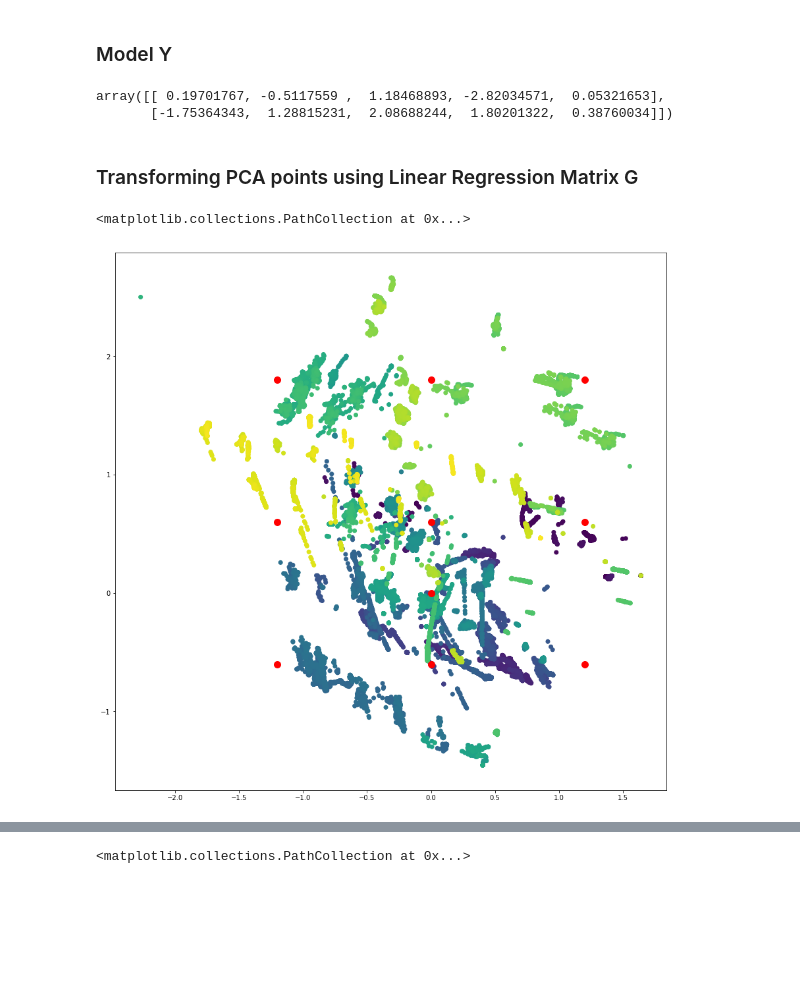
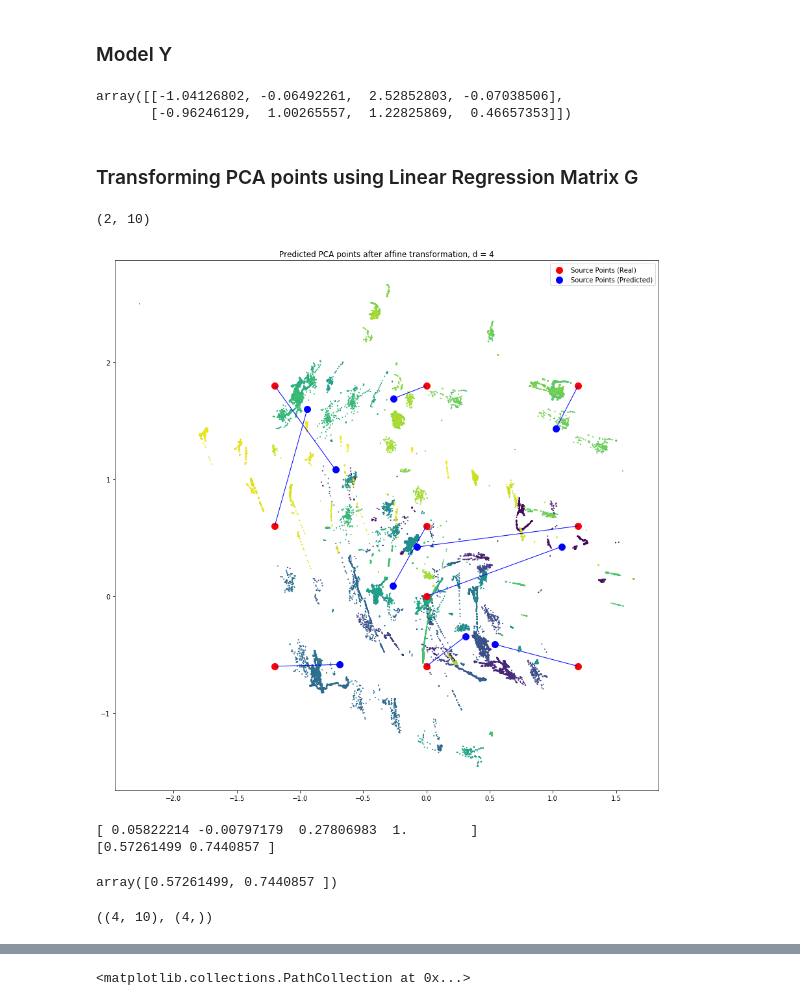
Before and after one commit to ArdelAlegre1/SoundMapping, a Jupyter notebook: Analysis/notebooks/Mapping_PCA_to_Room_code.ipynb, the cells around one changed output, grey strips where cells are left out. Cells and saved outputs as stored; diff of their text form; code cells hidden in the pictures; blank space fills up the shorter version.

```diff
--- a/Analysis/notebooks/Mapping_PCA_to_Room_code.ipynb
+++ b/Analysis/notebooks/Mapping_PCA_to_Room_code.ipynb
@@ -28,7 +28,7 @@ experiment_cdata = get_cdata(experiment_data)
 # %% [markdown]
 ### Let d be the number of PCA coordinates we choose to train our model with
 # %%
-d = 4
+d = 3
 # %%
 """
 projects data to eigen vectors
@@ -236,8 +235,8 @@ G = np.stack((param_x.T, param_y.T))
 G = np.reshape(G, (2, d+1))
 G
 # %% [output]
-array([[ 0.19701767, -0.5117559 ,  1.18468893, -2.82034571,  0.05321653],
-       [-1.75364343,  1.28815231,  2.08688244,  1.80201322,  0.38760034]])
+array([[-1.04126802, -0.06492261,  2.52852803, -0.07038506],
+       [-0.96246129,  1.00265557,  1.22825869,  0.46657353]])
 # %% [markdown]
 ### Transforming PCA points using Linear Regression Matrix G
 # %%
@@ -247,12 +246,40 @@ one_long = np.ones((64665,1))
 to_project_mat = np.hstack((proj_exp_data, one_long))
 to_project_mat_correct_orientation = to_project_mat.T
 projected_mat = G @ to_project_mat_correct_orientation
+# %%
+# model_a_X contains mean points from PCA space
+model_a_X
+# premultiply this with G
+transformed_mean_points = G @ model_a_X.T
+transformed_mean_points.shape
+# %% [output]
+(2, 10)
 # %%
 # plot d = 4
 fig = plt.figure(figsize= (15,15))
 ax = fig.add_subplot(111)
-ax.scatter(projected_mat[0,:], projected_mat[1,:], c = np.arange(64665))
-ax.scatter(R[:,0], R[:,1],s = 100, c = 'r')
+ax.scatter(projected_mat[0,:], projected_mat[1,:], s = 1, c = np.arange(64665))
+ax.scatter(R[:,0], R[:,1],s = 100, c = 'r', label='Source Points (Real)')
+ax.scatter(transformed_mean_points[0,:], transformed_mean_points[1,:], s = 100, c = 'b', label='Source Points (Predicted)')
+for i in range(10):
+    ax.plot([R[i,0], transformed_mean_points.T[i,0]], [R[i,1],transformed_mean_points.T[i,1]], linewidth=1, c = 'blue')
+ax.set_title('Predicted PCA points after affine transformation, d = 4')
+ax.legend();
 # %% [output]
-<matplotlib.collections.PathCollection at 0x...>
-[figure, old version]
+[figure, new version]
+# %%
+# sanity check
+
+point_initial = model_a_X[0,:]
+print(point_initial)
+point_final = transformed_mean_points[:,0]
+print(point_final)
+G @ point_initial
+# %% [output]
+[ 0.05822214 -0.00797179  0.27806983  1.        ]
+[0.57261499 0.7440857 ]
+array([0.57261499, 0.7440857 ])
+# %%
+W.shape, point_initial.shape
+# %% [output]
+((4, 10), (4,))
```
Also changed, not shown: parts of 5 cells of this notebook.
